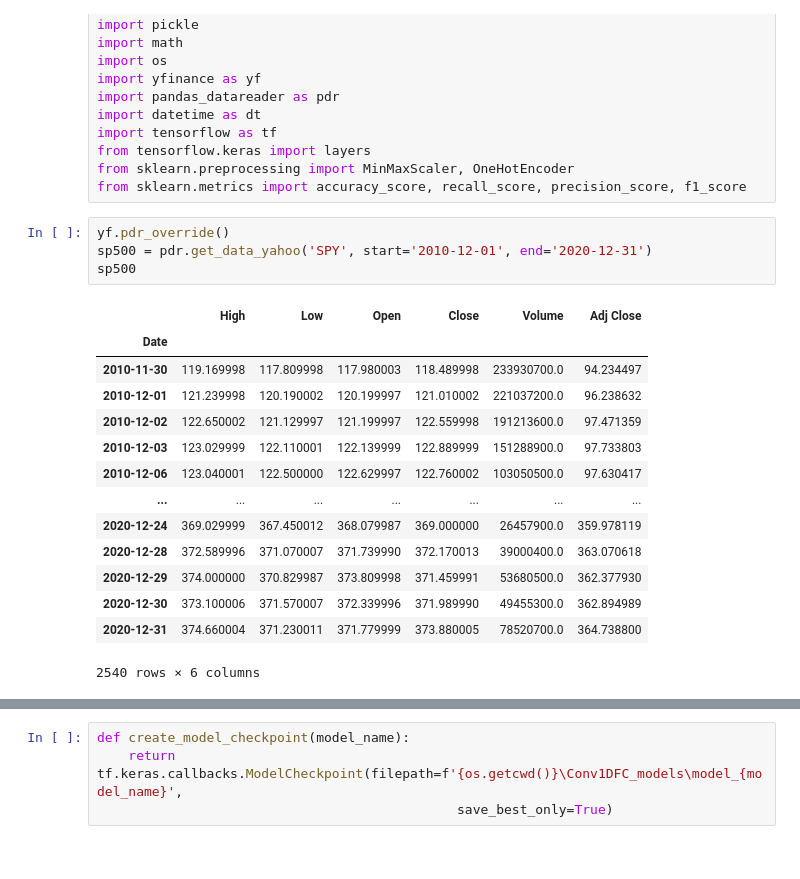
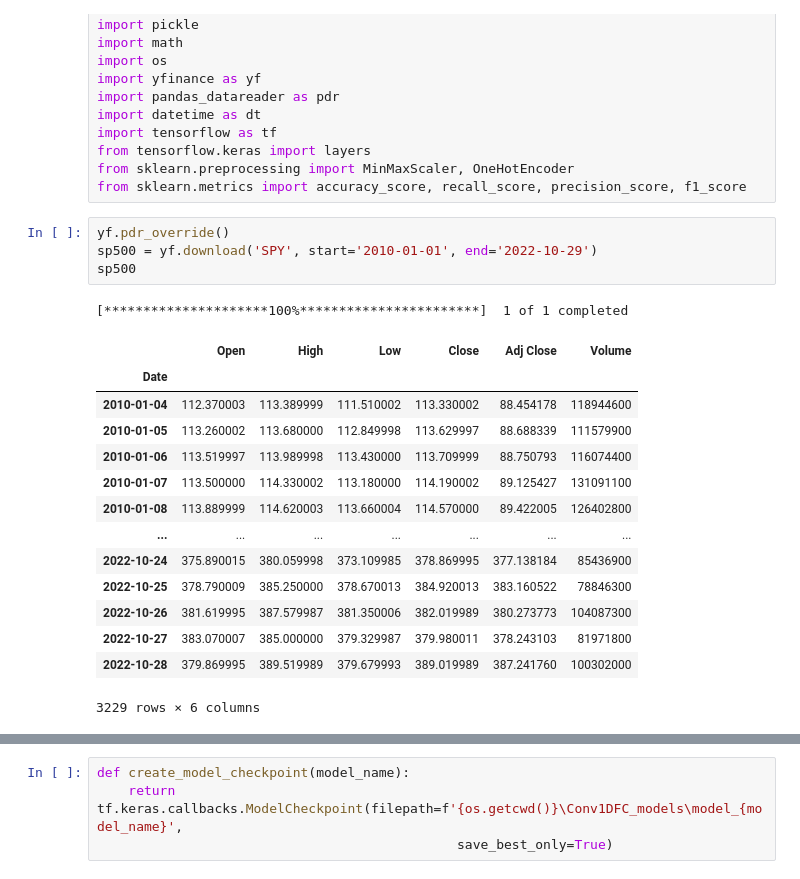
Before and after one commit to Lzhenghong/Quant-Projects, a Jupyter notebook: SP500/Conv1DFC_strategy/SP500_Conv1DFC.ipynb, the cells around one changed output, grey strips where cells are left out. Saved outputs shown, nothing was run; the diff lists cells and outputs as text.

```diff
--- a/SP500/Conv1DFC_strategy/SP500_Conv1DFC.ipynb
+++ b/SP500/Conv1DFC_strategy/SP500_Conv1DFC.ipynb
@@ -14,20 +14,21 @@ from sklearn.preprocessing import MinMaxScaler, OneHotEncoder
 from sklearn.metrics import accuracy_score, recall_score, precision_score, f1_score
 # %%
 yf.pdr_override()
-sp500 = pdr.get_data_yahoo('SPY', start='2010-12-01', end='2020-12-31')
+sp500 = yf.download('SPY', start='2010-01-01', end='2022-10-29')
 sp500
 # %% [output]
+[*********************100%***********************]  1 of 1 completed
-|  | High | Low | Open | Close | Volume | Adj Close |
+|  | Open | High | Low | Close | Adj Close | Volume |
 | Date |  |  |  |  |  |  |
-| 2010-11-30 | 119.169998 | 117.809998 | 117.980003 | 118.489998 | 233930700.0 | 94.234497 |
-| 2010-12-01 | 121.239998 | 120.190002 | 120.199997 | 121.010002 | 221037200.0 | 96.238632 |
-| 2010-12-02 | 122.650002 | 121.129997 | 121.199997 | 122.559998 | 191213600.0 | 97.471359 |
-| 2010-12-03 | 123.029999 | 122.110001 | 122.139999 | 122.889999 | 151288900.0 | 97.733803 |
-| 2010-12-06 | 123.040001 | 122.500000 | 122.629997 | 122.760002 | 103050500.0 | 97.630417 |
+| 2010-01-04 | 112.370003 | 113.389999 | 111.510002 | 113.330002 | 88.454178 | 118944600 |
+| 2010-01-05 | 113.260002 | 113.680000 | 112.849998 | 113.629997 | 88.688339 | 111579900 |
+| 2010-01-06 | 113.519997 | 113.989998 | 113.430000 | 113.709999 | 88.750793 | 116074400 |
+| 2010-01-07 | 113.500000 | 114.330002 | 113.180000 | 114.190002 | 89.125427 | 131091100 |
+| 2010-01-08 | 113.889999 | 114.620003 | 113.660004 | 114.570000 | 89.422005 | 126402800 |
 | ... | ... | ... | ... | ... | ... | ... |
-| 2020-12-24 | 369.029999 | 367.450012 | 368.079987 | 369.000000 | 26457900.0 | 359.978119 |
-| 2020-12-28 | 372.589996 | 371.070007 | 371.739990 | 372.170013 | 39000400.0 | 363.070618 |
-| 2020-12-29 | 374.000000 | 370.829987 | 373.809998 | 371.459991 | 53680500.0 | 362.377930 |
-| 2020-12-30 | 373.100006 | 371.570007 | 372.339996 | 371.989990 | 49455300.0 | 362.894989 |
-| 2020-12-31 | 374.660004 | 371.230011 | 371.779999 | 373.880005 | 78520700.0 | 364.738800 |
+| 2022-10-24 | 375.890015 | 380.059998 | 373.109985 | 378.869995 | 377.138184 | 85436900 |
+| 2022-10-25 | 378.790009 | 385.250000 | 378.670013 | 384.920013 | 383.160522 | 78846300 |
+| 2022-10-26 | 381.619995 | 387.579987 | 381.350006 | 382.019989 | 380.273773 | 104087300 |
+| 2022-10-27 | 383.070007 | 385.000000 | 379.329987 | 379.980011 | 378.243103 | 81971800 |
+| 2022-10-28 | 379.869995 | 389.519989 | 379.679993 | 389.019989 | 387.241760 | 100302000 |
-2540 rows × 6 columns
+3229 rows × 6 columns
```
Also changed, not shown: parts of 45 cells of this notebook, 3 other files.
